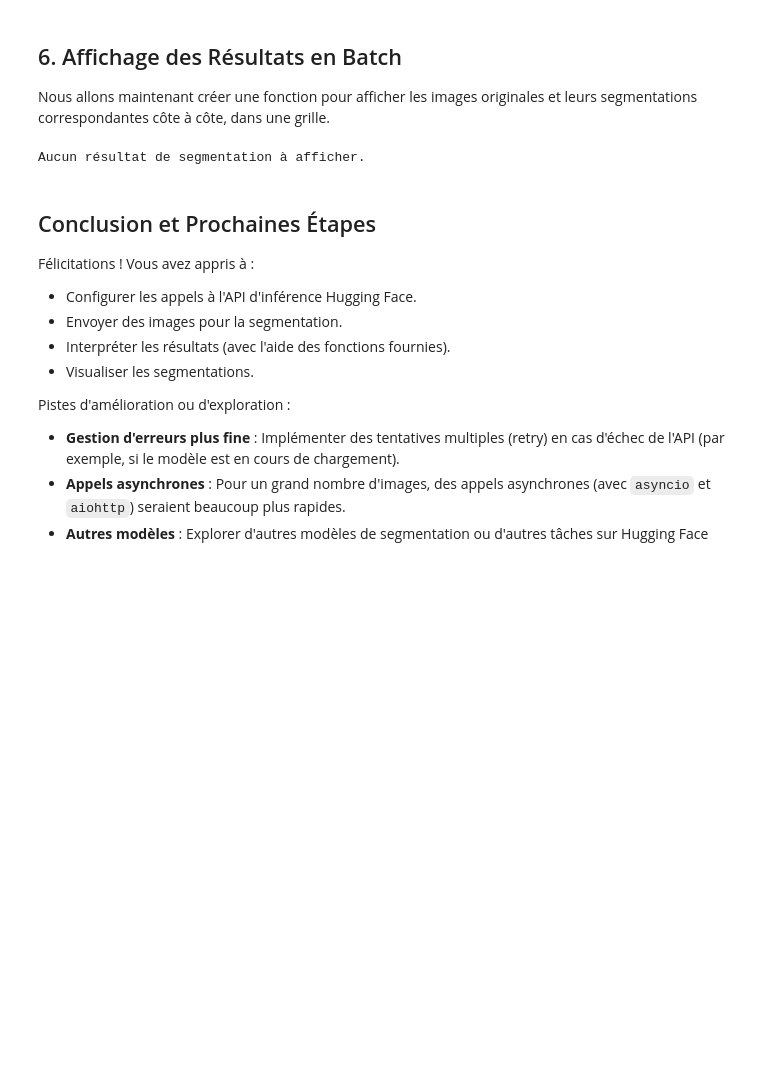
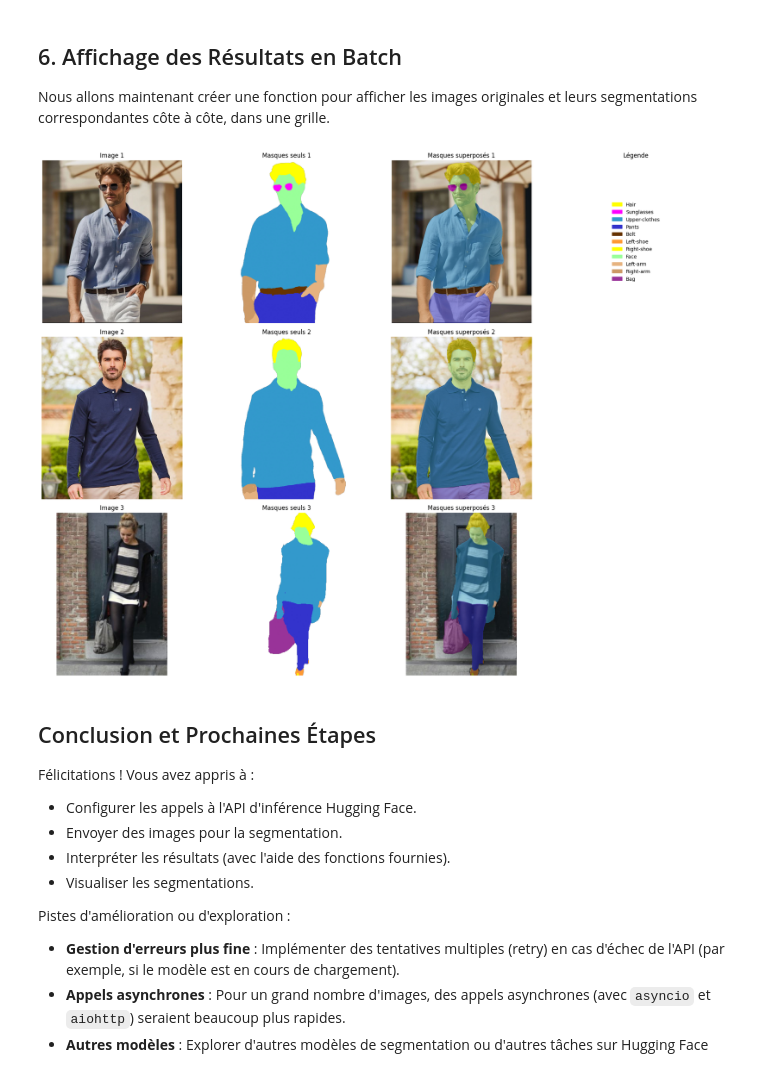
Before and after one commit to mgonzalez117/ai-engineer, a Jupyter notebook: p2/src/huggingface_api_cloth_seg.ipynb, the cells around one changed output. Saved outputs shown, nothing was run; the diff lists cells and outputs as text; code cells hidden in the pictures; blank space fills up the shorter version.

```diff
--- a/p2/src/huggingface_api_cloth_seg.ipynb
+++ b/p2/src/huggingface_api_cloth_seg.ipynb
@@ -303,8 +352,7 @@ Nous utiliserons `tqdm` pour avoir une barre de progression.
 from tqdm import tqdm
 import time
 
-def segment_images_batch(image_paths):
-    """
+"""
     Segmente une liste d'images en utilisant l'API Hugging Face.
 
     Args:
@@ -314,6 +362,8 @@ def segment_images_batch(image_paths):
         list: Liste des masques de segmentation (tableaux NumPy).
               Contient None si une image n'a pas pu être traitée.
     """
+def segment_images_batch(image_paths):
+
     batch_segmentations = []
 
     # LA BARRE DE PROGRESSION SE CRÉE ICI ↓
@@ -324,7 +374,10 @@ def segment_images_batch(image_paths):
         width, height = get_image_dimensions(path)
         final_mask = create_masks(image_response, width, height)
 
-        batch_segmentations.append(final_mask)
+        if final_mask is not None:
+            batch_segmentations.append(final_mask.copy())
+        else:
+            batch_segmentations.append(None)
 
         # Pause pour éviter de surcharger l'API
         time.sleep(0.5)
@@ -349,22 +402,3 @@ Api Response HTTP Code: 200
 ## 6. Affichage des Résultats en Batch
 
 Nous allons maintenant créer une fonction pour afficher les images originales et leurs segmentations correspondantes côte à côte, dans une grille.
-# %%
-def display_segmented_images_batch(original_image_paths, segmentation_masks):
-    """
-    Affiche les images originales et leurs masques segmentés.
-
-    Args:
-        original_image_paths (list): Liste des chemins des images originales.
-        segmentation_masks (list): Liste des masques segmentés (NumPy arrays).
-    """
-    # Matplotlib, ça vous parle ?
-    # Alors... au travail ! 😉
-
-# Afficher les résultats du batch
-if batch_seg_results:
-    display_segmented_images_batch(image_paths, batch_seg_results)
-else:
-    print("Aucun résultat de segmentation à afficher.")
-# %% [output]
-Aucun résultat de segmentation à afficher.
@@ -371,3 +467,8 @@ Aucun résultat de segmentation à afficher.
+# %%
+# call display images
+display_images_grid(image_paths, batch_seg_results)
+# %% [output]
+[figure, added]
 # %% [markdown]
 ## Conclusion et Prochaines Étapes
 
```
Also changed, not shown: parts of 5 cells of this notebook.
